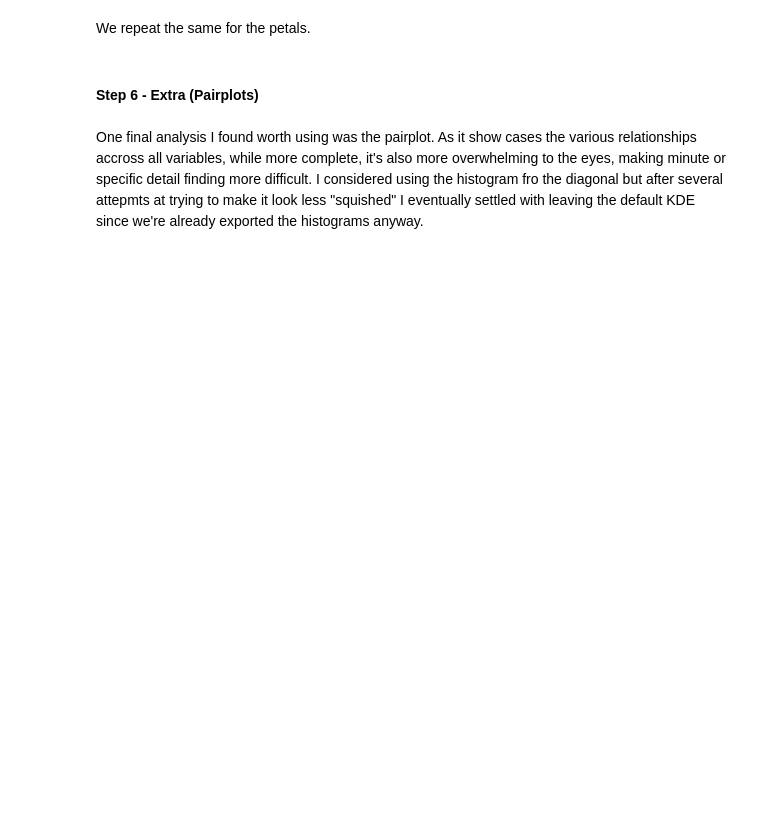
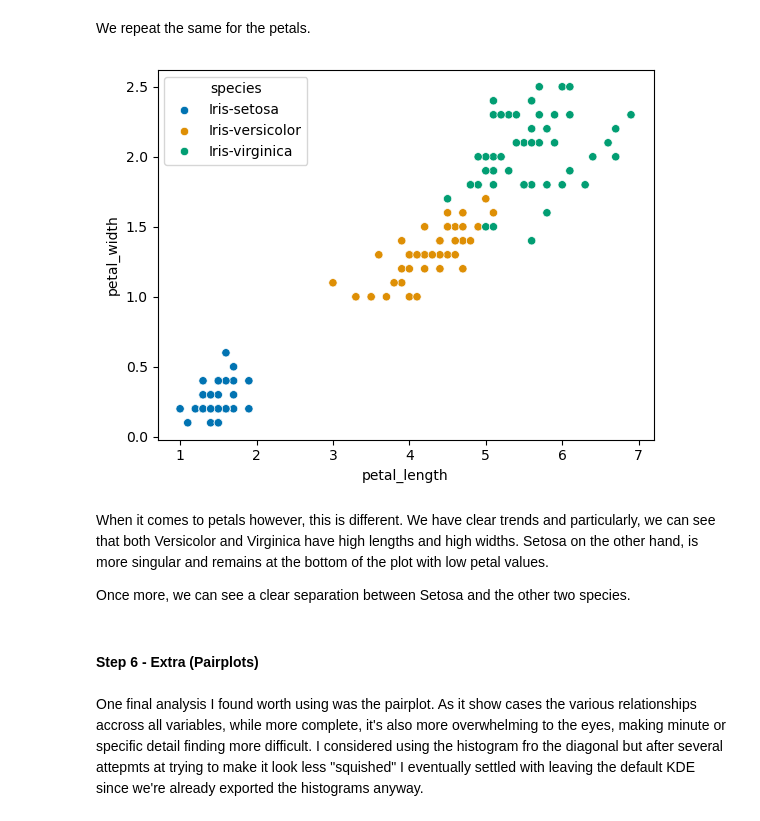
Before and after one commit to LoicBagnoud/pands-project, a Jupyter notebook: iris.ipynb, the cells around one changed output. Cells and saved outputs as stored; diff of their text form; code cells hidden in the pictures; blank space fills up the shorter version.

```diff
--- a/iris.ipynb
+++ b/iris.ipynb
@@ -181,9 +249,16 @@ plt.show()
 # %% [markdown]
 We repeat the same for the petals.
 # %%
-petal_scatterplot = sns.scatterplot(data=df, x="petal_length", y="petal_width", hue="species", palette="colorblind")
+# Same as the one above.
+sns.scatterplot(data=df, x="petal_length", y="petal_width", hue="species", palette="colorblind")
 plt.savefig("petal_scatterplot.png", bbox_inches='tight')
 plt.show()
+# %% [output]
+[figure, added]
+# %% [markdown]
+When it comes to petals however, this is different. We have clear trends and particularly, we can see that both Versicolor and Virginica have high lengths and high widths. Setosa on the other hand, is more singular and remains at the bottom of the plot with low petal values.
+>
+Once more, we can see a clear separation between Setosa and the other two species.
 # %% [markdown]
 #### Step 6 - Extra (Pairplots)
 # %% [markdown]
```
Also changed, not shown: parts of 16 cells of this notebook.
